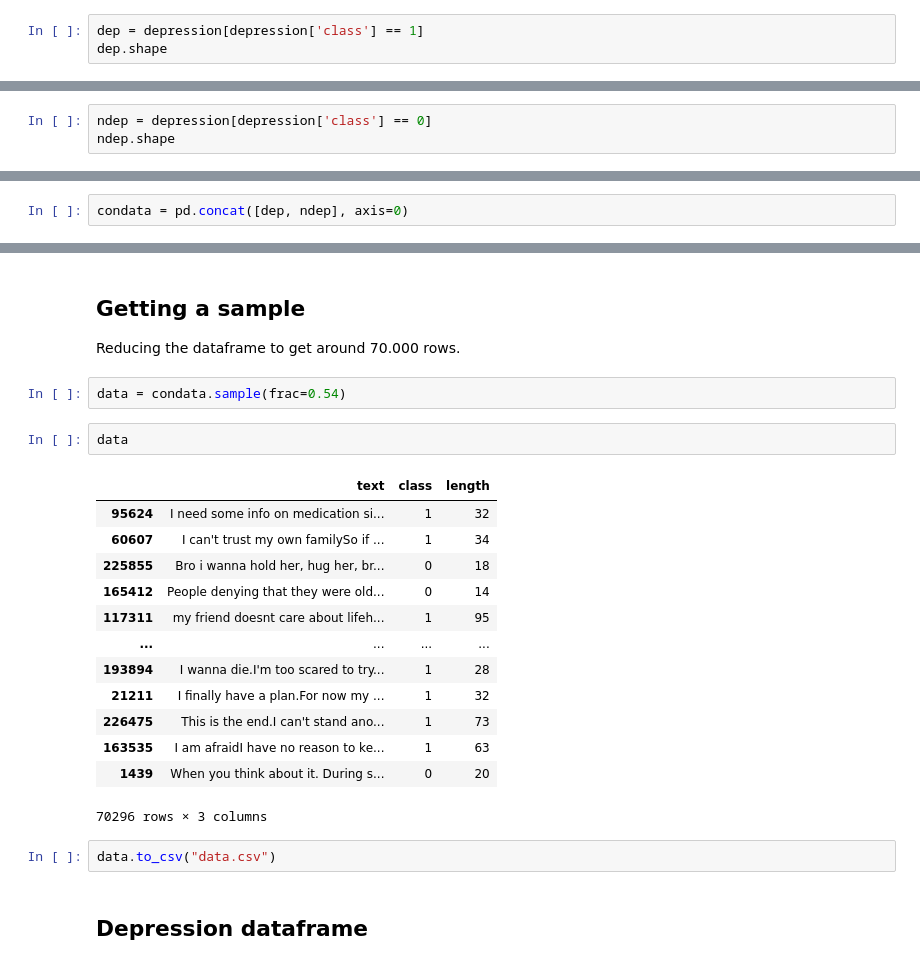
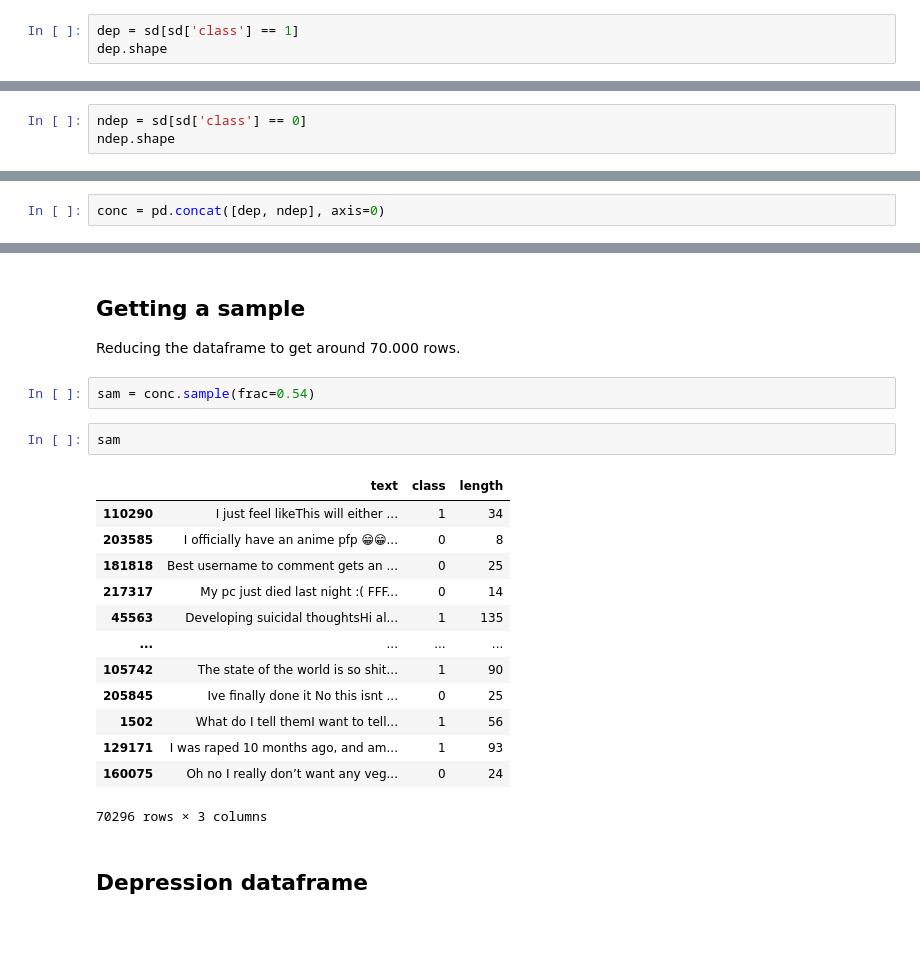
Before and after one commit to deniemmer/IronDenise, a Jupyter notebook: Week 8/Final Project - NLP Mental Health.ipynb, the cells around one changed output, grey strips where cells are left out. Saved outputs shown, nothing was run; the diff lists cells and outputs as text; blank space fills up the shorter version.

```diff
--- a/Week 8/Final Project - NLP Mental Health.ipynb
+++ b/Week 8/Final Project - NLP Mental Health.ipynb
@@ -143,12 +163,12 @@ Now we are going to analyse the amount of words each class have. For that we wil
 - dep: Only containing the posts labeled with depressive content;
 - ndep: containing the posts that are considered not-depressive.
 # %%
-dep = depression[depression['class'] == 1]
+dep = sd[sd['class'] == 1]
 dep.shape
 # %% [output]
 (116037, 2)
 # %%
-ndep = depression[depression['class'] == 0]
+ndep = sd[sd['class'] == 0]
 ndep.shape
 # %% [output]
 (116037, 2)
@@ -256,4 +264,4 @@ print (ndep.shape)
 
 After filtering the data by the lenght of the text of each class (that's the way we found to work with a final data that keeps the balance of the target column like in the original data), we will concatenate the two dataframes...
 # %%
-condata = pd.concat([dep, ndep], axis=0)
+conc = pd.concat([dep, ndep], axis=0)
@@ -278,25 +286,23 @@ condata
 
 Reducing the dataframe to get around 70.000 rows.
 # %%
-data = condata.sample(frac=0.54)
+sam = conc.sample(frac=0.54)
-# %%
-data
-# %% [output]
-|  | text | class | length |
-| 95624 | I need some info on medication si... | 1 | 32 |
-| 60607 | I can't trust my own familySo if ... | 1 | 34 |
-| 225855 | Bro i wanna hold her, hug her, br... | 0 | 18 |
-| 165412 | People denying that they were old... | 0 | 14 |
-| 117311 | my friend doesnt care about lifeh... | 1 | 95 |
-| ... | ... | ... | ... |
-| 193894 | I wanna die.I'm too scared to try... | 1 | 28 |
-| 21211 | I finally have a plan.For now my ... | 1 | 32 |
-| 226475 | This is the end.I can't stand ano... | 1 | 73 |
-| 163535 | I am afraidI have no reason to ke... | 1 | 63 |
-| 1439 | When you think about it. During s... | 0 | 20 |
-70296 rows × 3 columns
-# %%
-data.to_csv("data.csv")
+# %%
+sam
+# %% [output]
+|  | text | class | length |
+| 110290 | I just feel likeThis will either ... | 1 | 34 |
+| 203585 | I officially have an anime pfp 😁😁... | 0 | 8 |
+| 181818 | Best username to comment gets an ... | 0 | 25 |
+| 217317 | My pc just died last night :( FFF... | 0 | 14 |
+| 45563 | Developing suicidal thoughtsHi al... | 1 | 135 |
+| ... | ... | ... | ... |
+| 105742 | The state of the world is so shit... | 1 | 90 |
+| 205845 | Ive finally done it No this isnt ... | 0 | 25 |
+| 1502 | What do I tell themI want to tell... | 1 | 56 |
+| 129171 | I was raped 10 months ago, and am... | 1 | 93 |
+| 160075 | Oh no I really don’t want any veg... | 0 | 24 |
+70296 rows × 3 columns
 # %% [markdown]
 ##  Depression dataframe
 # %% [markdown]
```
Also changed, not shown: parts of 198 cells of this notebook, 1 other file.
